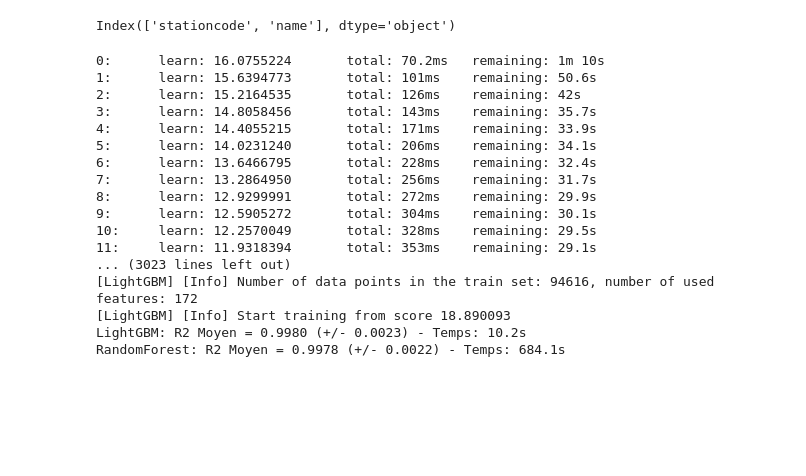
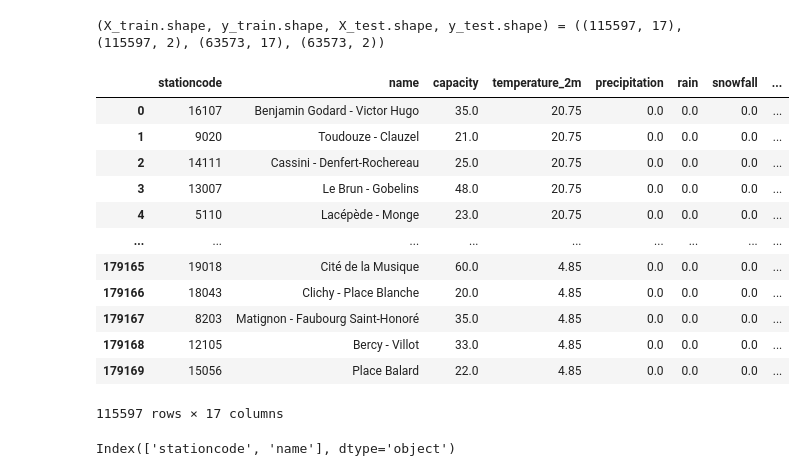
Before and after one commit to nvagno/velib-paris, a Jupyter notebook: notebooks/model_training.ipynb, the cells around one changed output. Cells and saved outputs as stored; diff of their text form; code cells hidden in the pictures; blank space fills up the shorter version.

```diff
--- a/notebooks/model_training.ipynb
+++ b/notebooks/model_training.ipynb
@@ -61 +55,33 @@ Test set  : (35482, 21)
+# %%
+targets = ['numbikesavailable', 'numdocksavailable']
+to_drops = ['duedate', 'nom_arrondissement_communes','is_returning',
+            'coordonnees_geo', 'is_renting', 'is_installed', 'code_insee_commune', 'mechanical', 'ebike']
+
+ref_date = '2025-12-20 00:00:00+00:00'
+
+df_train = df[df['duedate'] < ref_date]
+df_test = df[df['duedate'] > ref_date]
+
+X_train = df_train.drop(columns=targets + to_drops)
+X_test = df_test.drop(columns=targets + to_drops)
+y_train = df_train[targets]
+y_test = df_test[targets]
+
+print(f"(X_train.shape, y_train.shape, X_test.shape, y_test.shape) = {(X_train.shape, y_train.shape, X_test.shape, y_test.shape)}")
+X_train
+# %% [output]
+(X_train.shape, y_train.shape, X_test.shape, y_test.shape) = ((115597, 17), (115597, 2), (63573, 17), (63573, 2))
+|  | stationcode | name | capacity | temperature_2m | precipitation | rain | snowfall | ... |
+| 0 | 16107 | Benjamin Godard - Victor Hugo | 35.0 | 20.75 | 0.0 | 0.0 | 0.0 | ... |
+| 1 | 9020 | Toudouze - Clauzel | 21.0 | 20.75 | 0.0 | 0.0 | 0.0 | ... |
+| 2 | 14111 | Cassini - Denfert-Rochereau | 25.0 | 20.75 | 0.0 | 0.0 | 0.0 | ... |
+| 3 | 13007 | Le Brun - Gobelins | 48.0 | 20.75 | 0.0 | 0.0 | 0.0 | ... |
+| 4 | 5110 | Lacépède - Monge | 23.0 | 20.75 | 0.0 | 0.0 | 0.0 | ... |
+| ... | ... | ... | ... | ... | ... | ... | ... | ... |
+| 179165 | 19018 | Cité de la Musique | 60.0 | 4.85 | 0.0 | 0.0 | 0.0 | ... |
+| 179166 | 18043 | Clichy - Place Blanche | 20.0 | 4.85 | 0.0 | 0.0 | 0.0 | ... |
+| 179167 | 8203 | Matignon - Faubourg Saint-Honoré | 35.0 | 4.85 | 0.0 | 0.0 | 0.0 | ... |
+| 179168 | 12105 | Bercy - Villot | 33.0 | 4.85 | 0.0 | 0.0 | 0.0 | ... |
+| 179169 | 15056 | Place Balard | 22.0 | 4.85 | 0.0 | 0.0 | 0.0 | ... |
+115597 rows × 17 columns
 # %%
@@ -110,27 +117,0 @@ models = {
-# %%
-for key, model in models.items():
-    start = time.time()
-    pipeline = Pipeline(steps=[('preprocessor', preprocessor), ('model', model)])
-
-    scores = cross_val_score(pipeline, X_train, y_train, cv=3, scoring='r2', n_jobs=-1)
-
-    elapsed = time.time() - start
-    print(f"{key}: R2 Moyen = {scores.mean():.4f} (+/- {scores.std():.4f}) - Temps: {elapsed:.1f}s")
-# %% [output]
-0:      learn: 16.0755224       total: 70.2ms   remaining: 1m 10s
-1:      learn: 15.6394773       total: 101ms    remaining: 50.6s
-2:      learn: 15.2164535       total: 126ms    remaining: 42s
-3:      learn: 14.8058456       total: 143ms    remaining: 35.7s
-4:      learn: 14.4055215       total: 171ms    remaining: 33.9s
-5:      learn: 14.0231240       total: 206ms    remaining: 34.1s
-6:      learn: 13.6466795       total: 228ms    remaining: 32.4s
-7:      learn: 13.2864950       total: 256ms    remaining: 31.7s
-8:      learn: 12.9299991       total: 272ms    remaining: 29.9s
-9:      learn: 12.5905272       total: 304ms    remaining: 30.1s
-10:     learn: 12.2570049       total: 328ms    remaining: 29.5s
-11:     learn: 11.9318394       total: 353ms    remaining: 29.1s
-... (3023 lines left out)
-[LightGBM] [Info] Number of data points in the train set: 94616, number of used features: 172
-[LightGBM] [Info] Start training from score 18.890093
-LightGBM: R2 Moyen = 0.9980 (+/- 0.0023) - Temps: 10.2s
-RandomForest: R2 Moyen = 0.9978 (+/- 0.0022) - Temps: 684.1s
```
Also changed, not shown: parts of 11 cells of this notebook.
